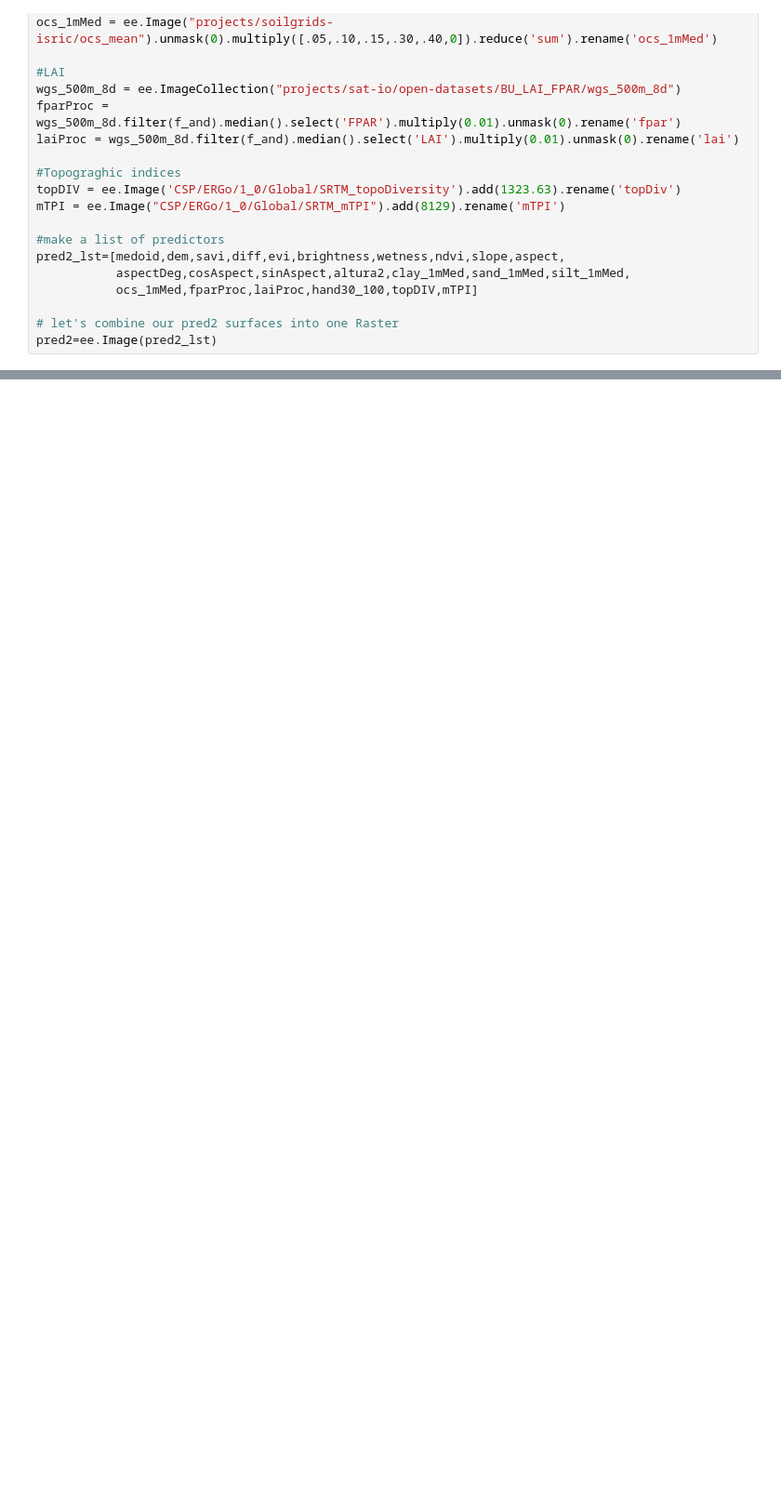
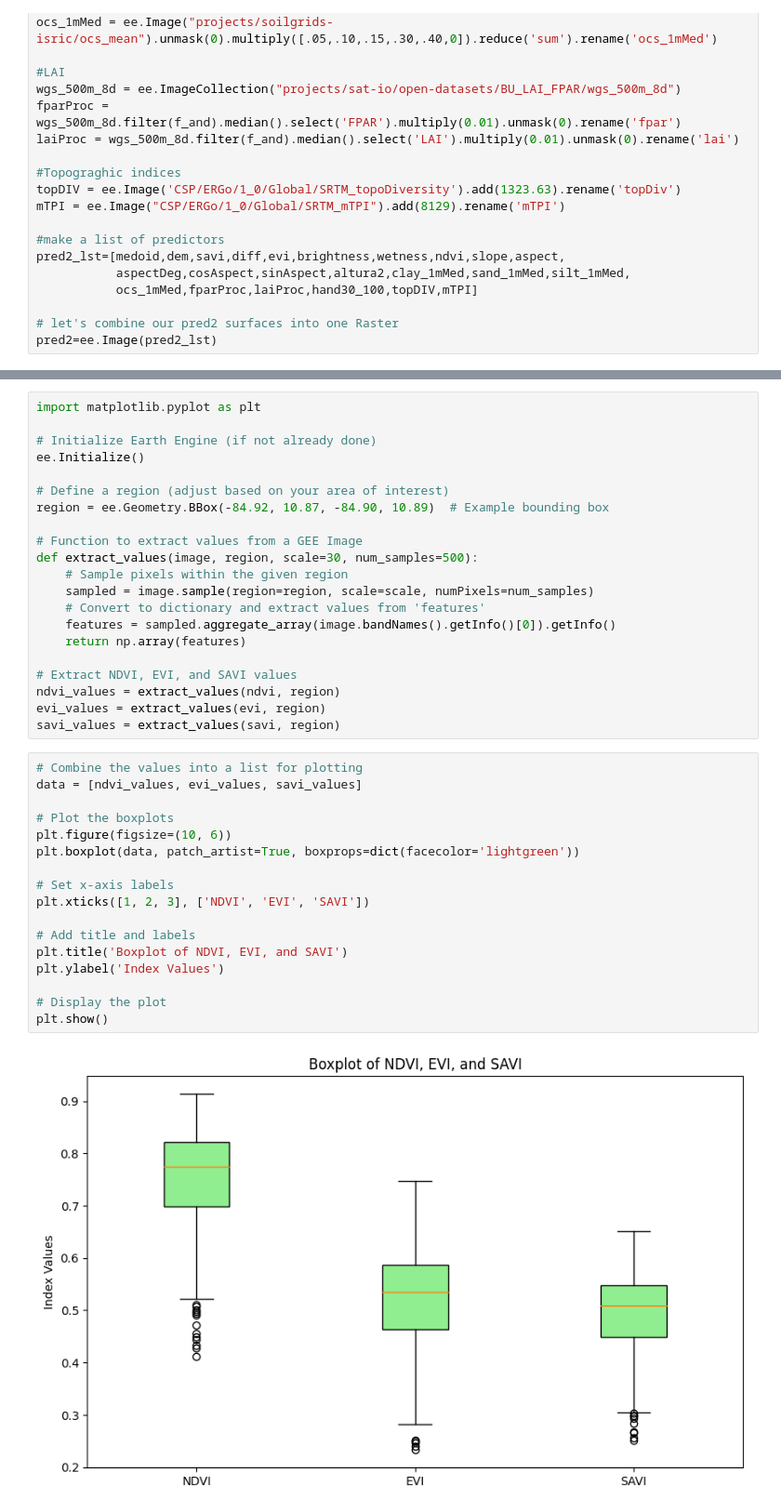
Before and after one commit to samuelhernandez99/SpatialModelingTutorials, a Jupyter notebook: Notebooks/CostaRica.ipynb, the cells around one changed output, grey strips where cells are left out. Shown at 93% size. Cells and saved outputs as stored; diff of their text form; blank space fills up the shorter version.

```diff
--- a/Notebooks/CostaRica.ipynb
+++ b/Notebooks/CostaRica.ipynb
@@ -383,0 +366,40 @@ Map.addLayer(fc,name='SAVI NANs',vis_params={'color':'yellow'})
+# %%
+import matplotlib.pyplot as plt
+
+# Initialize Earth Engine (if not already done)
+ee.Initialize()
+
+# Define a region (adjust based on your area of interest)
+region = ee.Geometry.BBox(-84.92, 10.87, -84.90, 10.89)  # Example bounding box
+
+# Function to extract values from a GEE Image
+def extract_values(image, region, scale=30, num_samples=500):
+    # Sample pixels within the given region
+    sampled = image.sample(region=region, scale=scale, numPixels=num_samples)
+    # Convert to dictionary and extract values from 'features'
+    features = sampled.aggregate_array(image.bandNames().getInfo()[0]).getInfo()
+    return np.array(features)
+
+# Extract NDVI, EVI, and SAVI values
+ndvi_values = extract_values(ndvi, region)
+evi_values = extract_values(evi, region)
+savi_values = extract_values(savi, region)
+# %%
+# Combine the values into a list for plotting
+data = [ndvi_values, evi_values, savi_values]
+
+# Plot the boxplots
+plt.figure(figsize=(10, 6))
+plt.boxplot(data, patch_artist=True, boxprops=dict(facecolor='lightgreen'))
+
+# Set x-axis labels
+plt.xticks([1, 2, 3], ['NDVI', 'EVI', 'SAVI'])
+
+# Add title and labels
+plt.title('Boxplot of NDVI, EVI, and SAVI')
+plt.ylabel('Index Values')
+
+# Display the plot
+plt.show()
+# %% [output]
+[figure, added]
```
Also changed, not shown: parts of 12 cells of this notebook.
